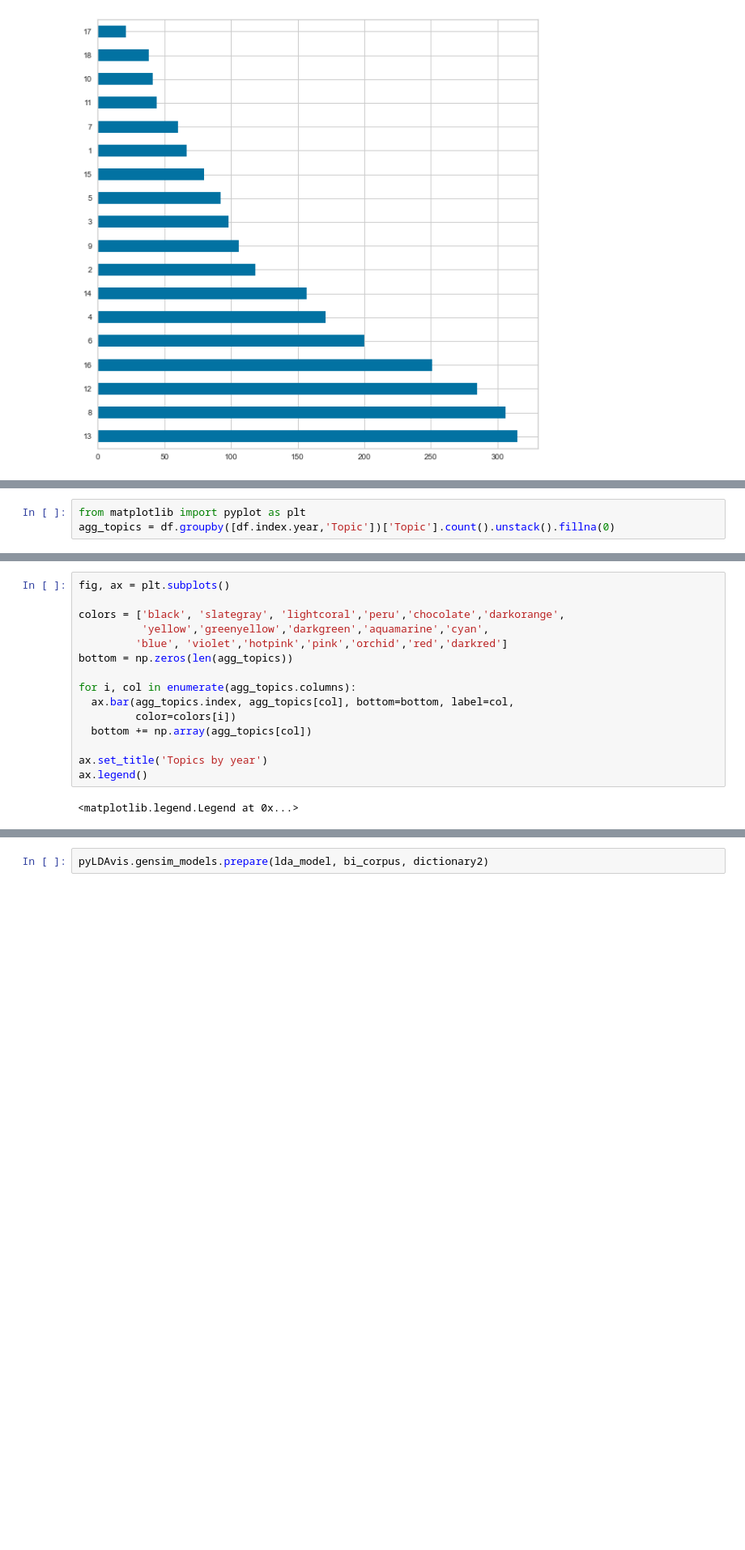
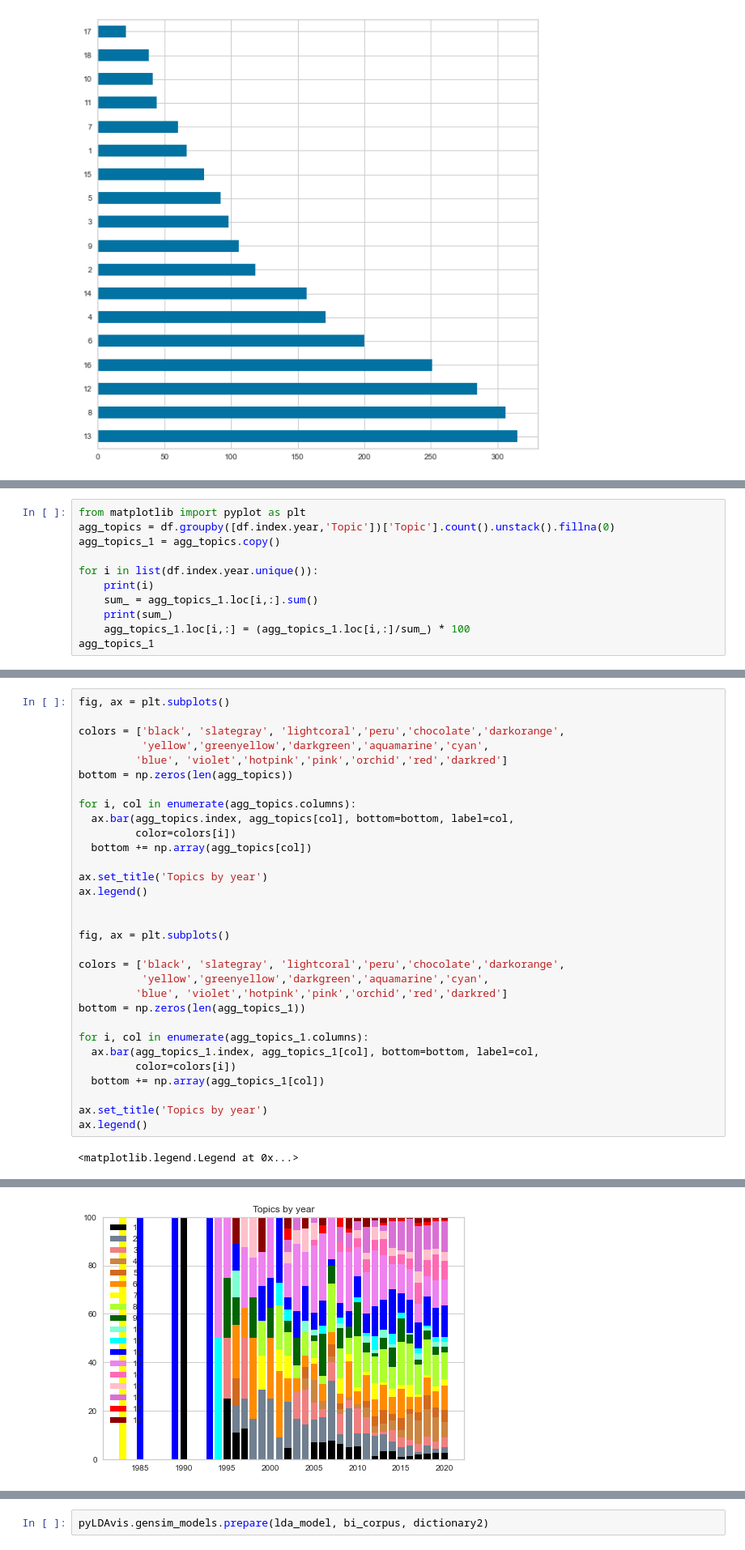
Before and after one commit to khyejin1231/NLP, a Jupyter notebook: lda_mod.ipynb, the cells around one changed output, grey strips where cells are left out. Shown at 81% size. Saved outputs shown, nothing was run; the diff lists cells and outputs as text; blank space fills up the shorter version.

```diff
--- a/lda_mod.ipynb
+++ b/lda_mod.ipynb
@@ -961,3 +988,11 @@ df['Topic'].value_counts().plot(kind = 'barh') #horizontal frequency plot
 # %%
 from matplotlib import pyplot as plt
 agg_topics = df.groupby([df.index.year,'Topic'])['Topic'].count().unstack().fillna(0)
+agg_topics_1 = agg_topics.copy()
+
+for i in list(df.index.year.unique()):
+    print(i)
+    sum_ = agg_topics_1.loc[i,:].sum()
+    print(sum_)
+    agg_topics_1.loc[i,:] = (agg_topics_1.loc[i,:]/sum_) * 100
+agg_topics_1
@@ -964,21 +1035,38 @@ agg_topics = df.groupby([df.index.year,'Topic'])['Topic'].count().unstack().fill
 # %%
 fig, ax = plt.subplots()
 
 colors = ['black', 'slategray', 'lightcoral','peru','chocolate','darkorange',
           'yellow','greenyellow','darkgreen','aquamarine','cyan',
          'blue', 'violet','hotpink','pink','orchid','red','darkred']
 bottom = np.zeros(len(agg_topics))
 
 for i, col in enumerate(agg_topics.columns):
   ax.bar(agg_topics.index, agg_topics[col], bottom=bottom, label=col,
          color=colors[i])
   bottom += np.array(agg_topics[col])
 
 ax.set_title('Topics by year')
 ax.legend()
+
+
+fig, ax = plt.subplots()
+
+colors = ['black', 'slategray', 'lightcoral','peru','chocolate','darkorange',
+          'yellow','greenyellow','darkgreen','aquamarine','cyan',
+         'blue', 'violet','hotpink','pink','orchid','red','darkred']
+bottom = np.zeros(len(agg_topics_1))
+
+for i, col in enumerate(agg_topics_1.columns):
+  ax.bar(agg_topics_1.index, agg_topics_1[col], bottom=bottom, label=col,
+         color=colors[i])
+  bottom += np.array(agg_topics_1[col])
+
+ax.set_title('Topics by year')
+ax.legend()
 # %% [output]
 <matplotlib.legend.Legend at 0x...>
 [figure]
+[figure, added]
 # %%
 import pyLDAvis.gensim_models
 import pickle
```
Also changed, not shown: parts of 15 cells of this notebook.
